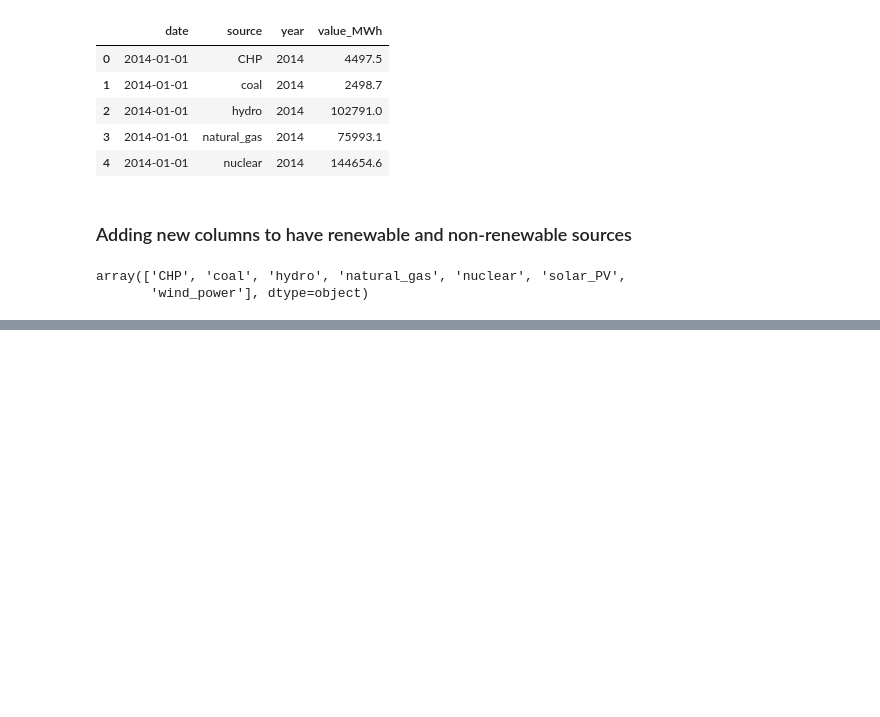
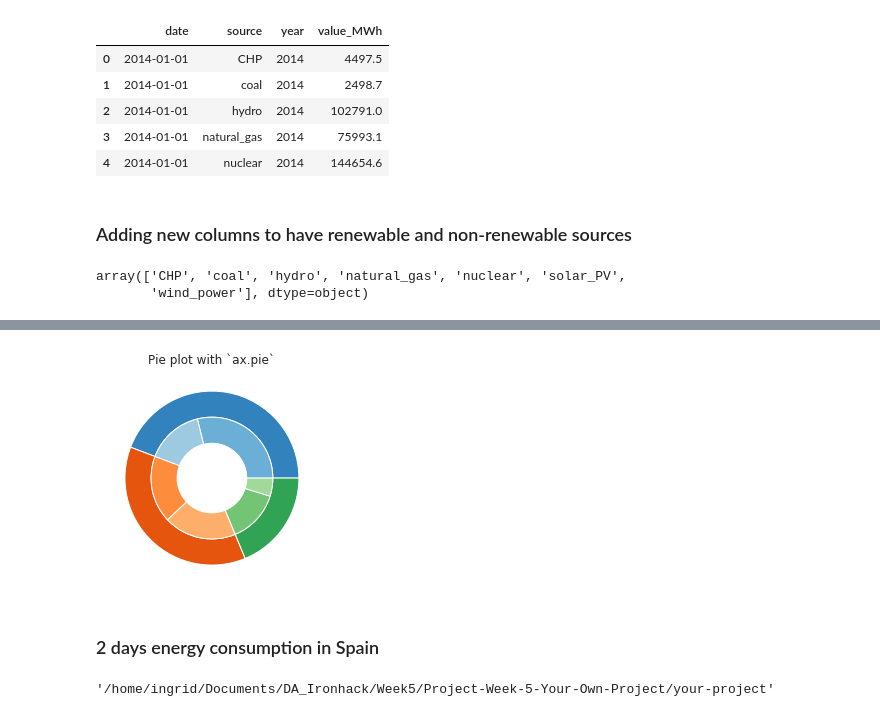
Before and after one commit to ta-data-bcn/Project-Week-5-Your-Own-Project, a Jupyter notebook: your-project/Project_4_Data_Visualization.ipynb, the cells around one changed output, grey strips where cells are left out. Saved outputs shown, nothing was run; the diff lists cells and outputs as text; code cells hidden in the pictures; blank space fills up the shorter version.

```diff
--- a/your-project/Project_4_Data_Visualization.ipynb
+++ b/your-project/Project_4_Data_Visualization.ipynb
@@ -251,0 +230,26 @@ gen_source_df.groupby('source').mean()
+# %%
+fig, ax = plt.subplots()
+
+size = 0.3
+vals = np.array([[60., 32.], [37., 40.], [29., 10.]])
+
+cmap = plt.get_cmap("tab20c")
+outer_colors = cmap(np.arange(3)*4)
+inner_colors = cmap(np.array([1, 2, 5, 6, 9, 10]))
+
+ax.pie(vals.sum(axis=1), radius=1, colors=outer_colors,
+       wedgeprops=dict(width=size, edgecolor='w'))
+
+ax.pie(vals.flatten(), radius=1-size, colors=inner_colors,
+       wedgeprops=dict(width=size, edgecolor='w'))
+
+ax.set(aspect="equal", title='Pie plot with `ax.pie`')
+plt.show()
+# %% [output]
+[figure, added]
+# %% [markdown]
+### 2 days energy consumption in Spain
+# %%
+os.getcwd()
+# %% [output]
+'/home/ingrid/Documents/DA_Ironhack/Week5/Project-Week-5-Your-Own-Project/your-project'
```
Also changed, not shown: parts of 34 cells of this notebook, 6 other files.
